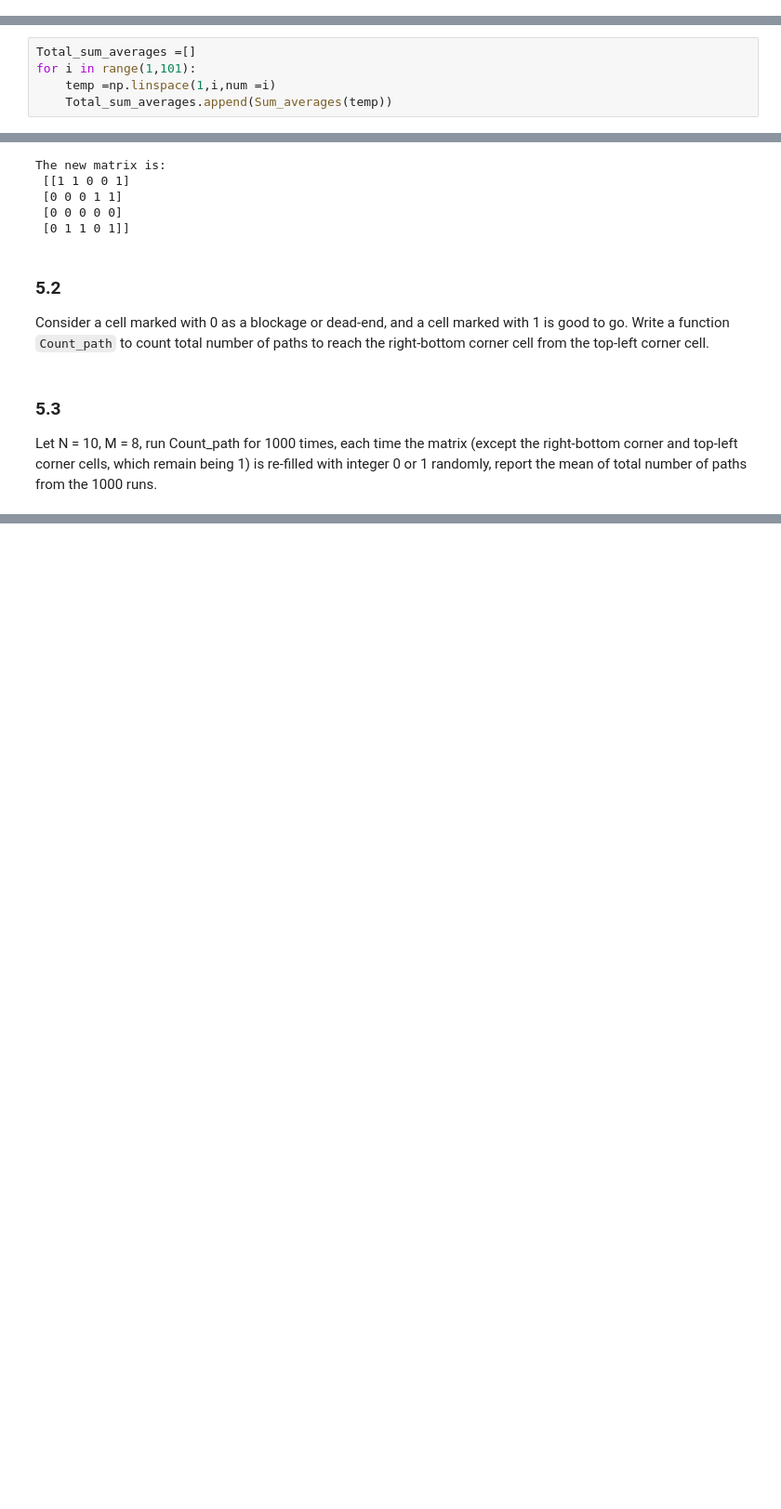
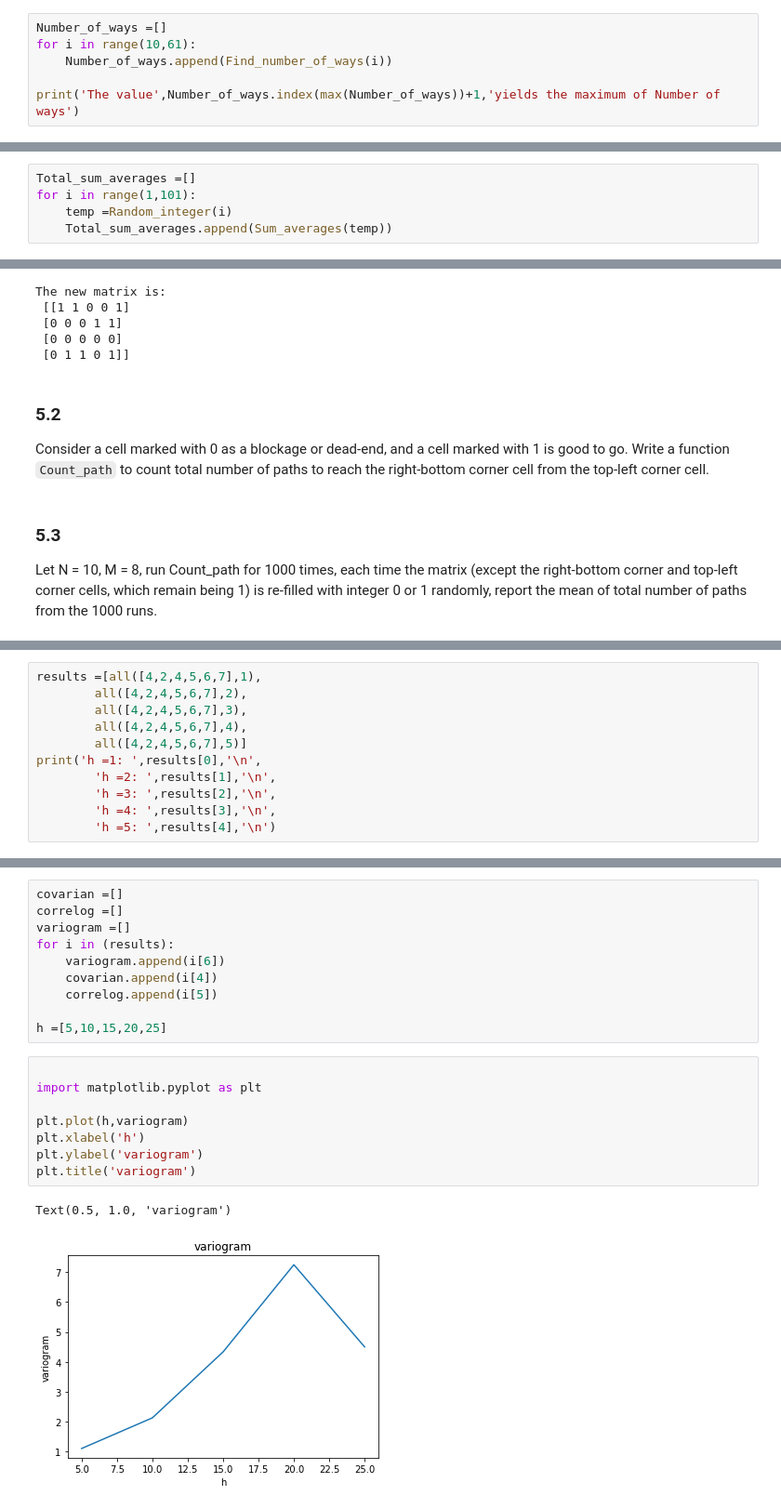
Before and after one commit to Momoc2/ESE5032_Assignment_12232267, a Jupyter notebook: PS1.ipynb, the cells around one changed output, grey strips where cells are left out. Shown: that part at 93% size. Cells and saved outputs as stored; diff of their text form; blank space fills up the shorter version.

```diff
--- a/PS1.ipynb
+++ b/PS1.ipynb
@@ -76,3 +88,9 @@ print(NumberOfways(N, K))
 # %% [markdown]
 ### 3.2
 Count the number of ways for any x from 10 to 60, assign the number of ways to a list called `Number_of_ways`, so which x yields the maximum of `Number_of_ways`?
+# %%
+Number_of_ways =[]
+for i in range(10,61):
+    Number_of_ways.append(Find_number_of_ways(i))
+
+print('The value',Number_of_ways.index(max(Number_of_ways))+1,'yields the maximum of Number of ways')
@@ -124,7 +139,7 @@ Call `Sum_averages` with N increasing from 1 to 100, assign the output to a list
 # %%
 Total_sum_averages =[]
 for i in range(1,101):
-    temp =np.linspace(1,i,num =i)
+    temp =Random_integer(i)
     Total_sum_averages.append(Sum_averages(temp))
 # %% [output]
 [1.]
@@ -180,0 +251,11 @@ Let N = 10, M = 8, run Count_path for 1000 times, each time the matrix (except t
+# %%
+results =[all([4,2,4,5,6,7],1),
+        all([4,2,4,5,6,7],2),
+        all([4,2,4,5,6,7],3),
+        all([4,2,4,5,6,7],4),
+        all([4,2,4,5,6,7],5)]
+print('h =1: ',results[0],'\n',
+        'h =2: ',results[1],'\n',
+        'h =3: ',results[2],'\n',
+        'h =4: ',results[3],'\n',
+        'h =5: ',results[4],'\n')
@@ -180,0 +273,21 @@ Let N = 10, M = 8, run Count_path for 1000 times, each time the matrix (except t
+# %%
+covarian =[]
+correlog =[]
+variogram =[]
+for i in (results):
+    variogram.append(i[6])
+    covarian.append(i[4])
+    correlog.append(i[5])
+
+h =[5,10,15,20,25]
+# %%
+
+import matplotlib.pyplot as plt
+
+plt.plot(h,variogram)
+plt.xlabel('h')
+plt.ylabel('variogram')
+plt.title('variogram')
+# %% [output]
+Text(0.5, 1.0, 'variogram')
+[figure, added]
```
Also changed, not shown: parts of 24 cells of this notebook.
